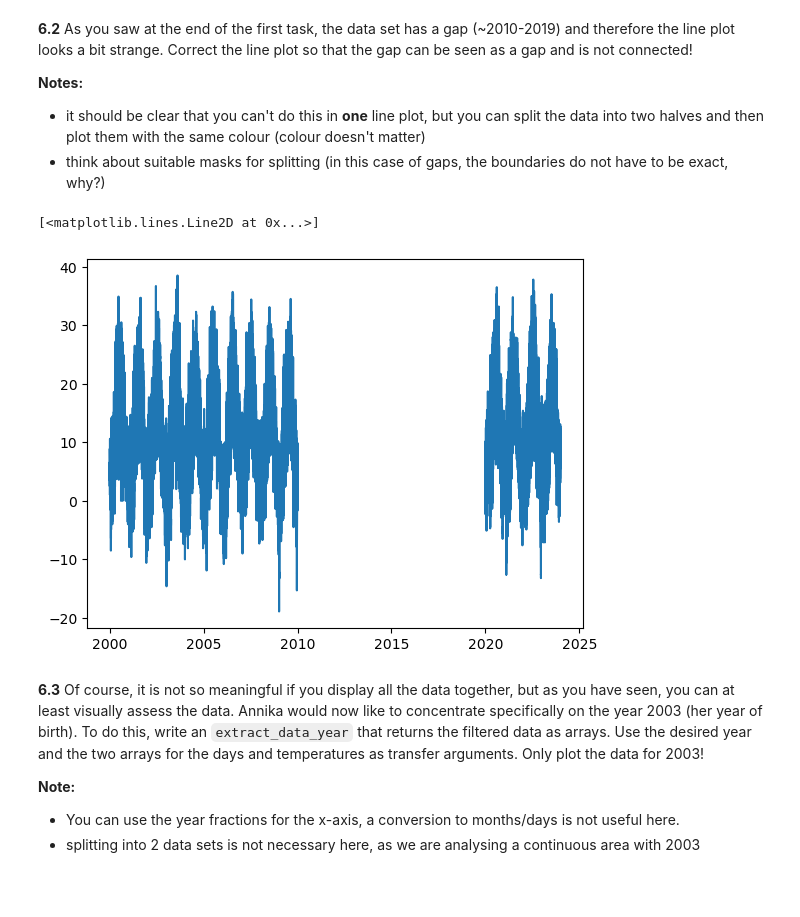
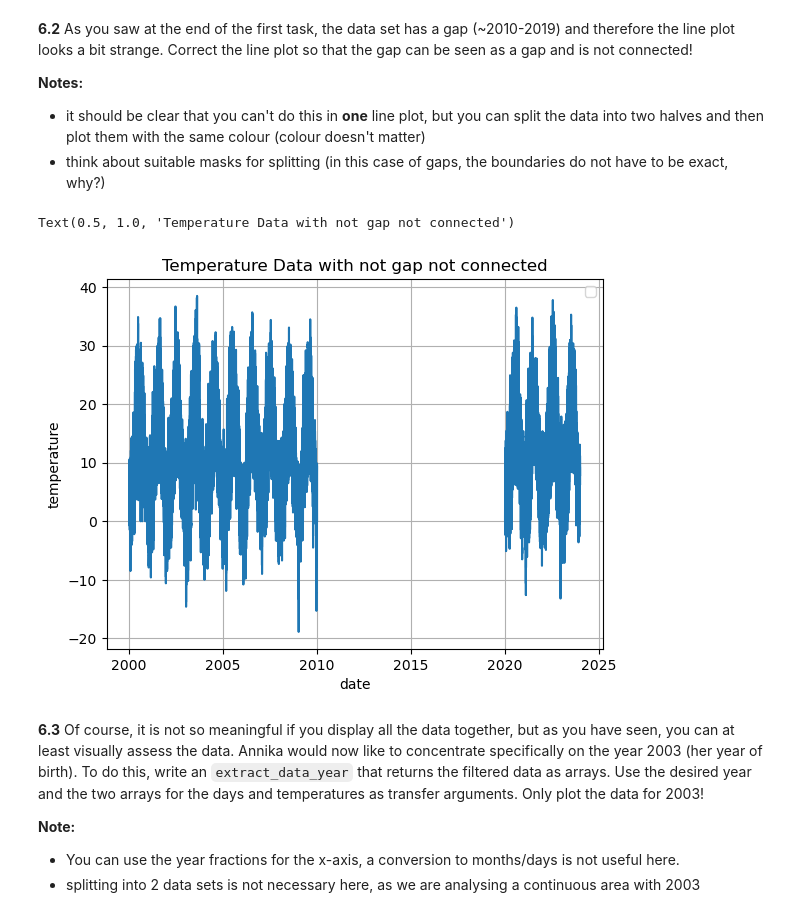
Before and after one commit to benjbrandt/physics725, a Jupyter notebook: Week3/08_Exercises_and_Homework_Week_3.ipynb, the cells around one changed output. Cells and saved outputs as stored; diff of their text form; code cells hidden in the pictures; blank space fills up the shorter version.

```diff
--- a/Week3/08_Exercises_and_Homework_Week_3.ipynb
+++ b/Week3/08_Exercises_and_Homework_Week_3.ipynb
@@ -379,23 +379,23 @@ Text(0.5, 1.0, 'Filtered Temperature Data')
 # %%
 # cut data into first_part and second_part arrays
 date_first_part = MESS_DATUM_fixed[MESS_DATUM_fixed<2015]
 temperature_first_part = Temperatur_fixed[MESS_DATUM_fixed<2015]
 
 date_second_part = MESS_DATUM_fixed[MESS_DATUM_fixed>2015]
 temperature_second_part = Temperatur_fixed[MESS_DATUM_fixed>2015]
 
 
 plt.plot(date_first_part, temperature_first_part, 'tab:blue')
 plt.plot(date_second_part, temperature_second_part, 'tab:blue')
 
 plt.xlabel('date')
 plt.ylabel('temperature')
 plt.legend()
 plt.grid()
-plt.title('Temperature Data')
+plt.title('Temperature Data with not gap not connected')
 # %% [output]
-[<matplotlib.lines.Line2D at 0x...>]
+Text(0.5, 1.0, 'Temperature Data with not gap not connected')
-[figure, old version]
+[figure, new version]
 # %% [markdown]
 
 **6.3** Of course, it is not so meaningful if you display all the data together, but as you have seen, you can at least visually assess the data. Annika would now like to concentrate specifically on the year 2003 (her year of birth). To do this, write an `extract_data_year` that returns the filtered data as arrays. Use the desired year and the two arrays for the days and temperatures as transfer arguments. Only plot the data for 2003!
```
